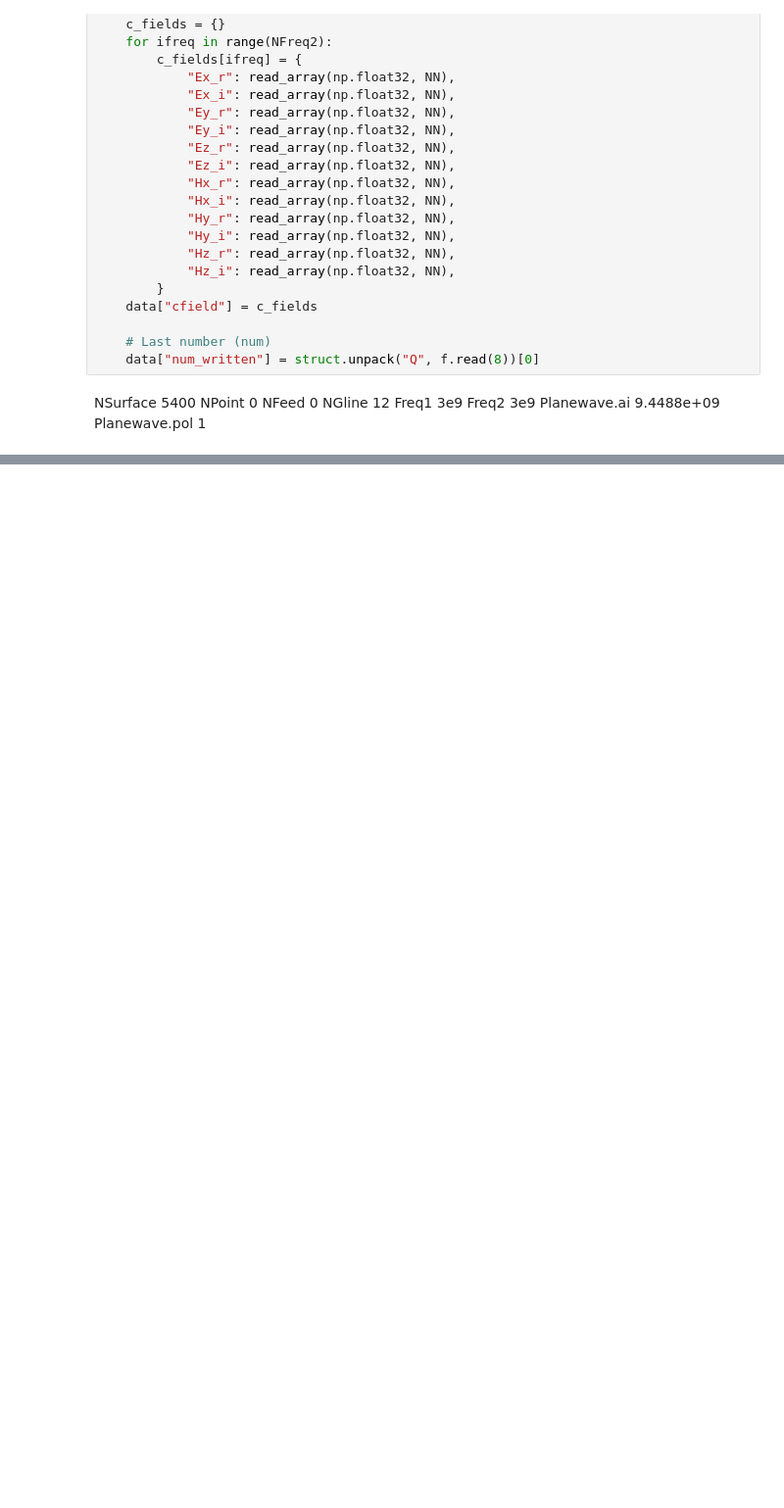
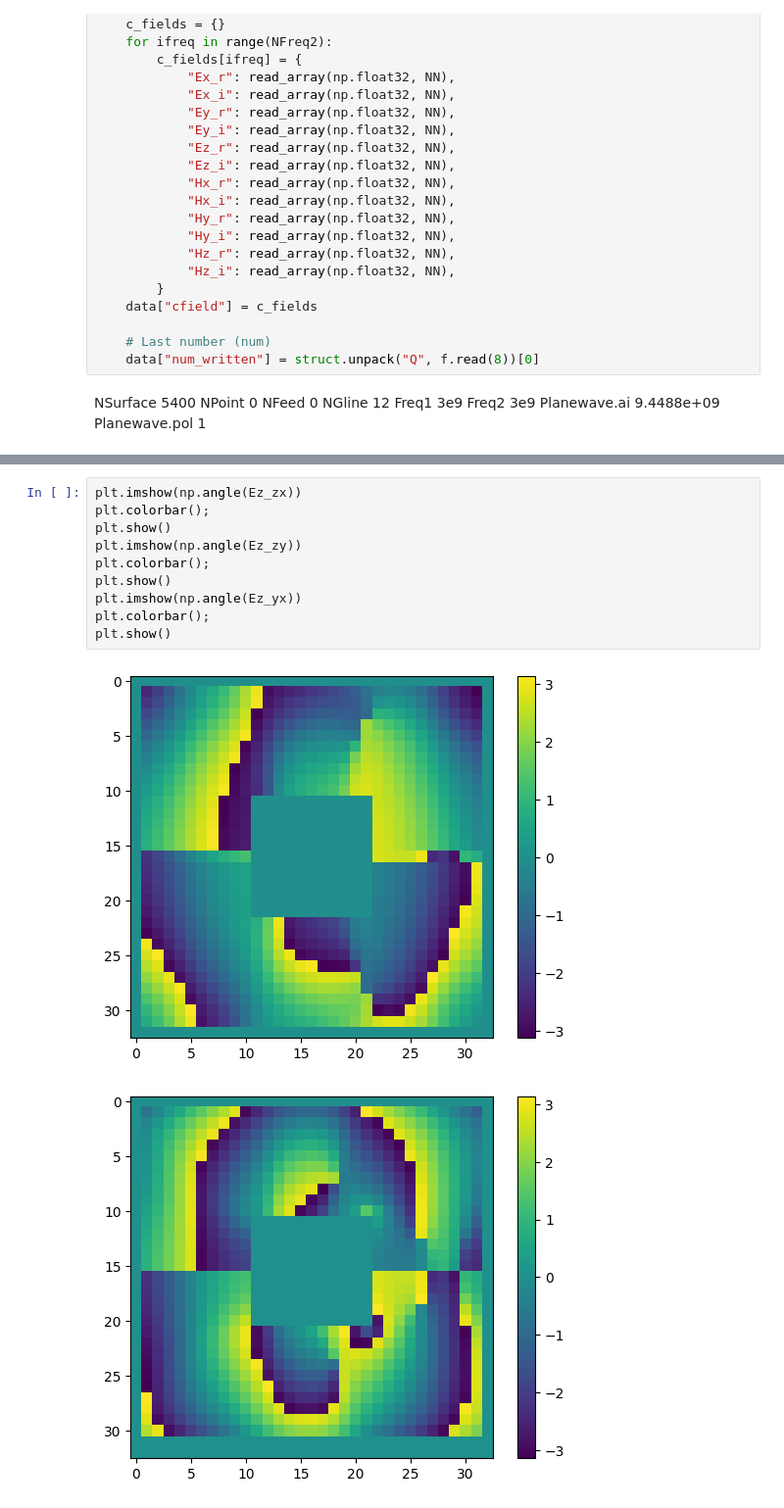
Before and after one commit to shiro-github-python/OpenFDTD_read_ofdFile, a Jupyter notebook: readOutputData.ipynb, the cells around one changed output, grey strips where cells are left out. Shown at 98% size. Cells and saved outputs as stored; diff of their text form; blank space fills up the shorter version.

```diff
--- a/readOutputData.ipynb
+++ b/readOutputData.ipynb
@@ -507,0 +162,13 @@ def checkdata(data):
+# %%
+plt.imshow(np.angle(Ez_zx))
+plt.colorbar();
+plt.show()
+plt.imshow(np.angle(Ez_zy))
+plt.colorbar();
+plt.show()
+plt.imshow(np.angle(Ez_yx))
+plt.colorbar();
+plt.show()
+# %% [output]
+[figure, added]
+[figure, added]
```
Also changed, not shown: parts of 22 cells of this notebook, 1 other file.
